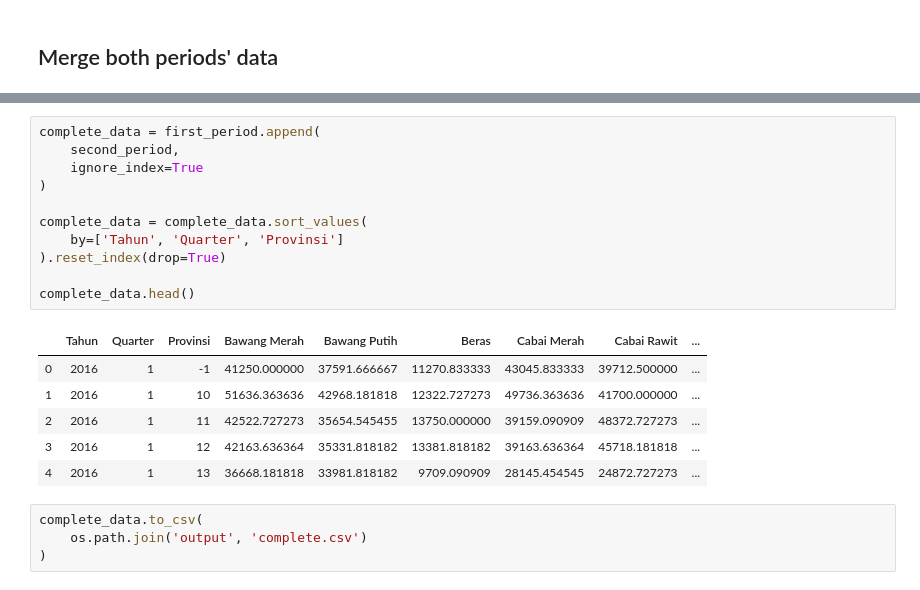
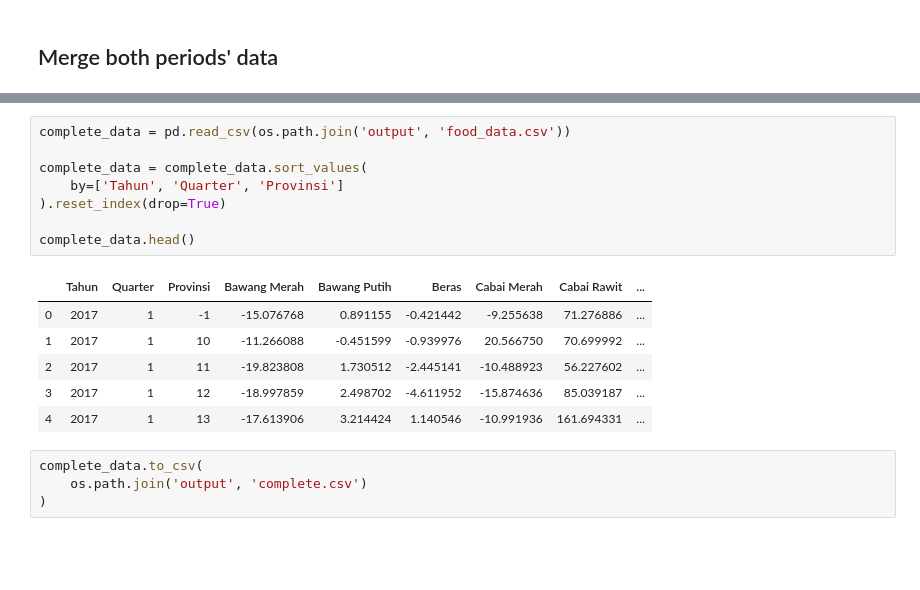
Before and after one commit to jonathan-alvaro/dashboard-daya-beli, a Jupyter notebook: data/harga_pangan/preprocess_data.ipynb, the cells around one changed output, grey strips where cells are left out. Saved outputs shown, nothing was run; the diff lists cells and outputs as text; blank space fills up the shorter version.

```diff
--- a/data/harga_pangan/preprocess_data.ipynb
+++ b/data/harga_pangan/preprocess_data.ipynb
@@ -1343,21 +942,18 @@ second_period = pd.read_csv(
 # %%
-complete_data = first_period.append(
-    second_period,
-    ignore_index=True
-)
+complete_data = pd.read_csv(os.path.join('output', 'food_data.csv'))
 
 complete_data = complete_data.sort_values(
     by=['Tahun', 'Quarter', 'Provinsi']
 ).reset_index(drop=True)
 
 complete_data.head()
 # %% [output]
 |  | Tahun | Quarter | Provinsi | Bawang Merah | Bawang Putih | Beras | Cabai Merah | Cabai Rawit | ... |
-| 0 | 2016 | 1 | -1 | 41250.000000 | 37591.666667 | 11270.833333 | 43045.833333 | 39712.500000 | ... |
-| 1 | 2016 | 1 | 10 | 51636.363636 | 42968.181818 | 12322.727273 | 49736.363636 | 41700.000000 | ... |
-| 2 | 2016 | 1 | 11 | 42522.727273 | 35654.545455 | 13750.000000 | 39159.090909 | 48372.727273 | ... |
-| 3 | 2016 | 1 | 12 | 42163.636364 | 35331.818182 | 13381.818182 | 39163.636364 | 45718.181818 | ... |
-| 4 | 2016 | 1 | 13 | 36668.181818 | 33981.818182 | 9709.090909 | 28145.454545 | 24872.727273 | ... |
+| 0 | 2017 | 1 | -1 | -15.076768 | 0.891155 | -0.421442 | -9.255638 | 71.276886 | ... |
+| 1 | 2017 | 1 | 10 | -11.266088 | -0.451599 | -0.939976 | 20.566750 | 70.699992 | ... |
+| 2 | 2017 | 1 | 11 | -19.823808 | 1.730512 | -2.445141 | -10.488923 | 56.227602 | ... |
+| 3 | 2017 | 1 | 12 | -18.997859 | 2.498702 | -4.611952 | -15.874636 | 85.039187 | ... |
+| 4 | 2017 | 1 | 13 | -17.613906 | 3.214424 | 1.140546 | -10.991936 | 161.694331 | ... |
 # %%
 complete_data.to_csv(
     os.path.join('output', 'complete.csv')
```
Also changed, not shown: parts of 37 cells of this notebook, 7 other files.
